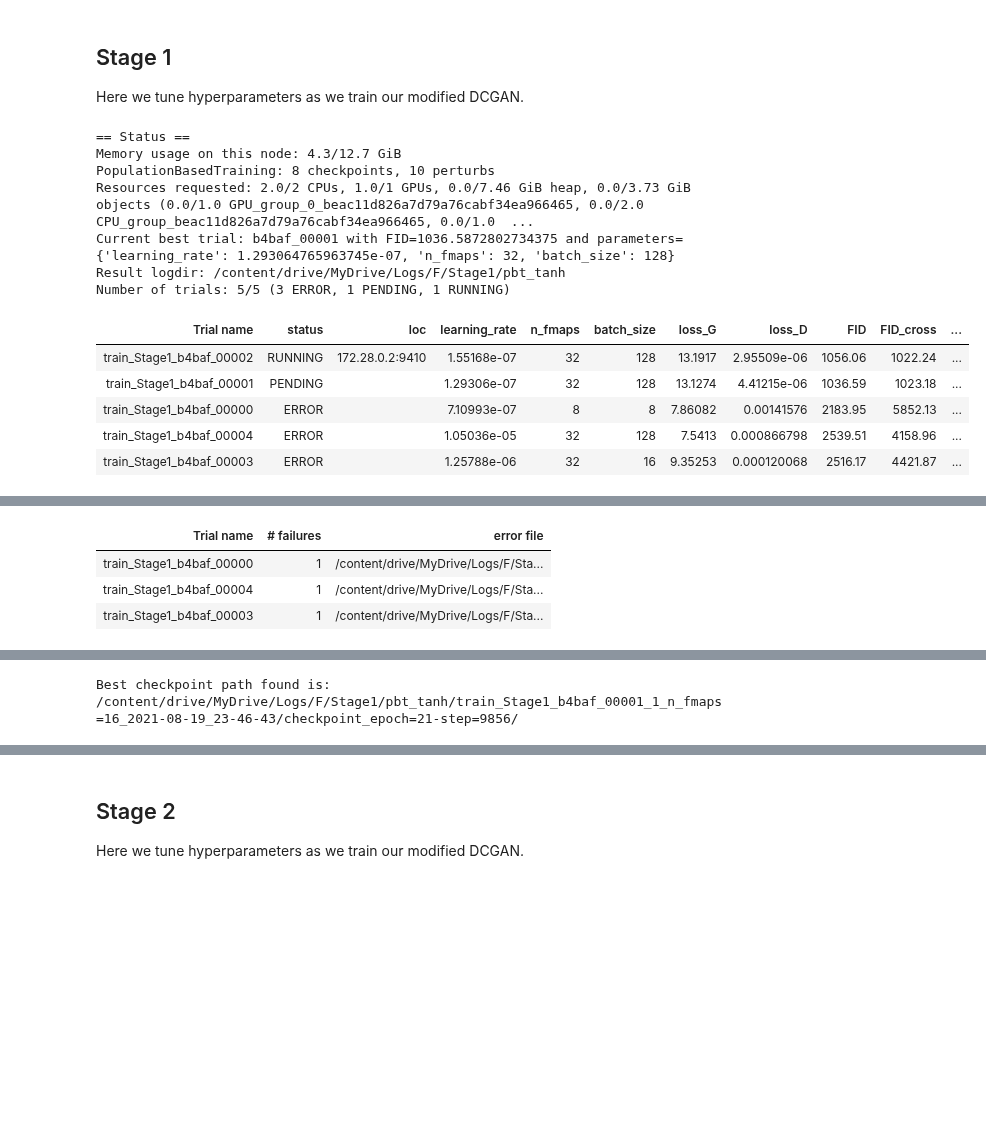
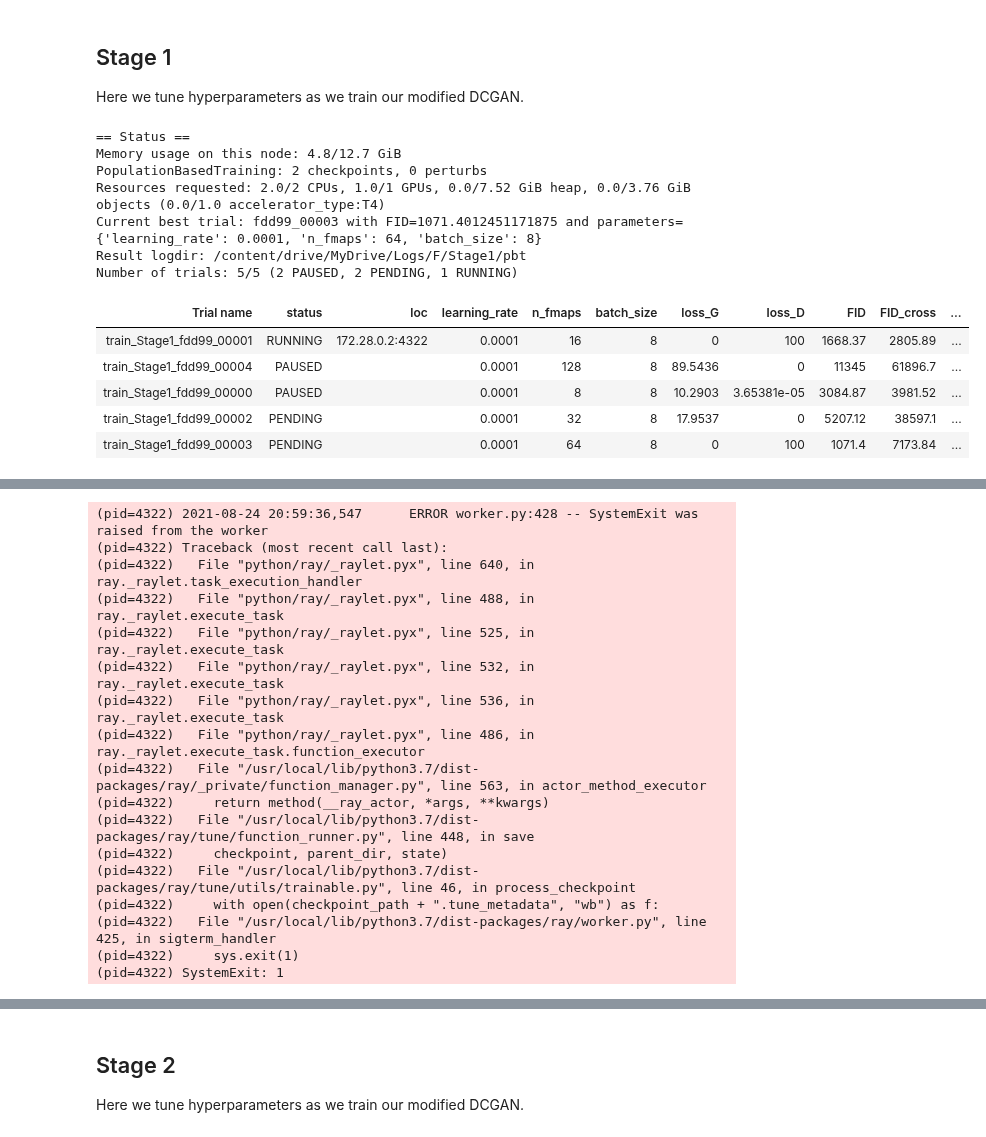
Before and after one commit to souravraha/galaxy, a Jupyter notebook: Lightning_Tune.ipynb, the cells around one changed output, grey strips where cells are left out. Drawn from its saved outputs; the diff is of its cells as text; code cells hidden in the pictures; blank space fills up the shorter version.

Commit message:
started training on full modelf

```diff
--- a/Lightning_Tune.ipynb
+++ b/Lightning_Tune.ipynb
@@ -123,8 +112,8 @@ class npyImageData(pl.LightningDataModule):
             # Can't use this, divides values by dtype.max, use float() in npyloader instead
             transforms.RandomHorizontalFlip(),
             transforms.RandomVerticalFlip(),
-            transforms.Normalize(mean=(GLOBAL['VALS'][2],), std=(GLOBAL['VALS'][3],)),
-            transforms.Normalize(mean=(0.5,), std=(0.5,)),
+            transforms.Normalize(mean=(GLOBAL['VALS'][0],), std=(GLOBAL['VALS'][1],)),
+            # transforms.Normalize(mean=(0.5,), std=(0.5,)),
             # this shift-scales the pixel values, N(mu, sigma) -> N(0, 1)
             transforms.Resize(img_width, transforms.InterpolationMode.NEAREST),
         ])
@@ -258,8 +229,8 @@ class LensResnet(pl.LightningModule):
 ## Stage 1
 Here we subclass a DCGAN to create our low resolution GAN.
 # %%
-BEST_RESNET_F = '/content/drive/MyDrive/Logs/LensResnet_F/train_LensResnet_tune_checkpoint_efb38_00000_0_2021-07-09_04-20-04/checkpoint_epoch=9-step=16407'
-BEST_RESNET_J = '/content/drive/MyDrive/Logs/LensResnet_J/train_LensResnet_tune_checkpoint_21355_00000_0_2021-07-09_16-17-17/checkpoint_epoch=27-step=4687'
+BEST_RESNET_F = '/content/drive/MyDrive/Logs/LensResNet_F/train_LensResnet_tune_checkpoint_efb38_00000_0_2021-07-09_04-20-04/checkpoint_epoch=9-step=16407'
+BEST_RESNET_J = '/content/drive/MyDrive/Logs/LensResNet_J/train_LensResnet_tune_checkpoint_21355_00000_0_2021-07-09_16-17-17/checkpoint_epoch=27-step=4687'
 # %%
 class Stage1(DCGAN):
     def __init__(self, config, num_classes: int = 3, **kwargs):
@@ -1186,9 +1030,9 @@ Here we tune hyperparameters as we train our modified DCGAN.
 def train_Stage1(config, checkpoint_dir=None, num_epochs=10, num_gpus=torch.cuda.device_count()):
     # print(os.cpu_count(), torch.cuda.device_count())
     kwargs = {
-        'limit_train_batches' : 0.05,
-        'limit_val_batches' : 0.05,
-        'progress_bar_refresh_rate' : 0,    #math.ceil(8250*0.05//config['batch_size']),
+        # 'limit_train_batches' : 0.05,
+        # 'limit_val_batches' : 0.05,
+        'progress_bar_refresh_rate' : math.ceil(8250//config['batch_size']),
         'max_epochs' : num_epochs,
         'prepare_data_per_node' : False,
         # If fractional GPUs passed in, convert to int.
@@ -1280,7 +1124,7 @@ def tune_Stage1_pbt(num_samples=10, num_epochs=10, gpus_per_trial=torch.cuda.dev
             num_gpus=gpus_per_trial
         ),
         # Change the folder name when changing dataset--------------------------------------------------------------------------
-        name='F/Stage1/pbt_tanh',
+        name='F/Stage1/pbt',
         metric='FID',
         mode='min',
         config={'learning_rate': 1e-4,
@@ -1292,6 +1136,7 @@ def tune_Stage1_pbt(num_samples=10, num_epochs=10, gpus_per_trial=torch.cuda.dev
         #         'batch_size': 32,
         #         },
         # stop=TrialPlateauStopper('loss_G'),
+        stop={'loss_G': 0},
         resources_per_trial={'cpu': os.cpu_count(),
                              'gpu': gpus_per_trial,
                             },
@@ -1300,8 +1145,8 @@ def tune_Stage1_pbt(num_samples=10, num_epochs=10, gpus_per_trial=torch.cuda.dev
         scheduler = PopulationBasedTraining(
             time_attr='training_iteration',
             quantile_fraction=0.4,
-            resample_probability=0.8,
-            perturbation_interval=4,
+            resample_probability=0.5,
+            perturbation_interval=2,
             hyperparam_mutations={
                 'learning_rate': tune.loguniform(1e-7, 1e-1),
                 'batch_size': [8, 16, 32, 64, 128],
@@ -1326,41 +1171,41 @@ def tune_Stage1_pbt(num_samples=10, num_epochs=10, gpus_per_trial=torch.cuda.dev
         # restore='/content/drive/MyDrive/Logs/delete/train_Stage1_e42ac_00091_91_batch_size=16,learning_rate=0.001,n_fmaps=32_2021-07-29_15-46-04/checkpoint_epoch=2-step=701',
         # restore='/content/drive/MyDrive/Logs/delete/train_Stage1_e42ac_00094_94_batch_size=128,learning_rate=0.001,n_fmaps=32_2021-07-29_18-06-24/checkpoint_epoch=2-step=86',
         # restore='/content/drive/MyDrive/Logs/delete/train_Stage1_e42ac_00096_96_batch_size=16,learning_rate=0.01,n_fmaps=32_2021-07-29_18-06-24/checkpoint_epoch=2-step=701',
         # restore='/content/drive/MyDrive/Logs/delete/train_Stage1_e42ac_00097_97_batch_size=32,learning_rate=0.01,n_fmaps=32_2021-07-29_18-06-24/checkpoint_epoch=2-step=350',
     )
 
     print('Best checkpoint path found is: ', analysis.best_checkpoint)
 
 # __tune_pbt_end__
 
 
 if __name__ == '__main__':
     import argparse
 
     parser = argparse.ArgumentParser()
     parser.add_argument(
         '--smoke-test', action='store_true', help='Finish quickly for testing')
     args, _ = parser.parse_known_args()
 
     if args.smoke_test:
         tune_Stage1_asha(num_samples=1, num_epochs=6, gpus_per_trial=torch.cuda.device_count())
         tune_Stage1_pbt(num_samples=1, num_epochs=6, gpus_per_trial=torch.cuda.device_count())
     else:
         # ASHA scheduler
         # tune_Stage1_asha(num_samples=1, num_epochs=10, gpus_per_trial=torch.cuda.device_count())
         # Population based training
         tune_Stage1_pbt(num_samples=1, num_epochs=30, gpus_per_trial=torch.cuda.device_count())
 # %% [output]
 == Status ==
-Memory usage on this node: 4.3/12.7 GiB
-PopulationBasedTraining: 8 checkpoints, 10 perturbs
-Resources requested: 2.0/2 CPUs, 1.0/1 GPUs, 0.0/7.46 GiB heap, 0.0/3.73 GiB objects (0.0/1.0 GPU_group_0_beac11d826a7d79a76cabf34ea966465, 0.0/2.0 CPU_group_beac11d826a7d79a76cabf34ea966465, 0.0/1.0  ...
-Current best trial: b4baf_00001 with FID=1036.5872802734375 and parameters={'learning_rate': 1.293064765963745e-07, 'n_fmaps': 32, 'batch_size': 128}
-Result logdir: /content/drive/MyDrive/Logs/F/Stage1/pbt_tanh
-Number of trials: 5/5 (3 ERROR, 1 PENDING, 1 RUNNING)
+Memory usage on this node: 4.8/12.7 GiB
+PopulationBasedTraining: 2 checkpoints, 0 perturbs
+Resources requested: 2.0/2 CPUs, 1.0/1 GPUs, 0.0/7.52 GiB heap, 0.0/3.76 GiB objects (0.0/1.0 accelerator_type:T4)
+Current best trial: fdd99_00003 with FID=1071.4012451171875 and parameters={'learning_rate': 0.0001, 'n_fmaps': 64, 'batch_size': 8}
+Result logdir: /content/drive/MyDrive/Logs/F/Stage1/pbt
+Number of trials: 5/5 (2 PAUSED, 2 PENDING, 1 RUNNING)
 | Trial name | status | loc | learning_rate | n_fmaps | batch_size | loss_G | loss_D | FID | FID_cross | ... |
-| train_Stage1_b4baf_00002 | RUNNING | 172.28.0.2:9410 | 1.55168e-07 | 32 | 128 | 13.1917 | 2.95509e-06 | 1056.06 | 1022.24 | ... |
-| train_Stage1_b4baf_00001 | PENDING |  | 1.29306e-07 | 32 | 128 | 13.1274 | 4.41215e-06 | 1036.59 | 1023.18 | ... |
-| train_Stage1_b4baf_00000 | ERROR |  | 7.10993e-07 | 8 | 8 | 7.86082 | 0.00141576 | 2183.95 | 5852.13 | ... |
-| train_Stage1_b4baf_00004 | ERROR |  | 1.05036e-05 | 32 | 128 | 7.5413 | 0.000866798 | 2539.51 | 4158.96 | ... |
-| train_Stage1_b4baf_00003 | ERROR |  | 1.25788e-06 | 32 | 16 | 9.35253 | 0.000120068 | 2516.17 | 4421.87 | ... |
+| train_Stage1_fdd99_00001 | RUNNING | 172.28.0.2:4322 | 0.0001 | 16 | 8 | 0 | 100 | 1668.37 | 2805.89 | ... |
+| train_Stage1_fdd99_00004 | PAUSED |  | 0.0001 | 128 | 8 | 89.5436 | 0 | 11345 | 61896.7 | ... |
+| train_Stage1_fdd99_00000 | PAUSED |  | 0.0001 | 8 | 8 | 10.2903 | 3.65381e-05 | 3084.87 | 3981.52 | ... |
+| train_Stage1_fdd99_00002 | PENDING |  | 0.0001 | 32 | 8 | 17.9537 | 0 | 5207.12 | 38597.1 | ... |
+| train_Stage1_fdd99_00003 | PENDING |  | 0.0001 | 64 | 8 | 0 | 100 | 1071.4 | 7173.84 | ... |
@@ -1368,4 +1215,0 @@ Number of errored trials: 3
-| Trial name | # failures | error file |
-| train_Stage1_b4baf_00000 | 1 | /content/drive/MyDrive/Logs/F/Sta... |
-| train_Stage1_b4baf_00004 | 1 | /content/drive/MyDrive/Logs/F/Sta... |
-| train_Stage1_b4baf_00003 | 1 | /content/drive/MyDrive/Logs/F/Sta... |
@@ -1375,3 +1217,19 @@ Number of errored trials: 3
-Best checkpoint path found is:  /content/drive/MyDrive/Logs/F/Stage1/pbt_tanh/train_Stage1_b4baf_00001_1_n_fmaps=16_2021-08-19_23-46-43/checkpoint_epoch=21-step=9856/
+(pid=4322) 2021-08-24 20:59:36,547      ERROR worker.py:428 -- SystemExit was raised from the worker
+(pid=4322) Traceback (most recent call last):
+(pid=4322)   File "python/ray/_raylet.pyx", line 640, in ray._raylet.task_execution_handler
+(pid=4322)   File "python/ray/_raylet.pyx", line 488, in ray._raylet.execute_task
+(pid=4322)   File "python/ray/_raylet.pyx", line 525, in ray._raylet.execute_task
+(pid=4322)   File "python/ray/_raylet.pyx", line 532, in ray._raylet.execute_task
+(pid=4322)   File "python/ray/_raylet.pyx", line 536, in ray._raylet.execute_task
+(pid=4322)   File "python/ray/_raylet.pyx", line 486, in ray._raylet.execute_task.function_executor
+(pid=4322)   File "/usr/local/lib/python3.7/dist-packages/ray/_private/function_manager.py", line 563, in actor_method_executor
+(pid=4322)     return method(__ray_actor, *args, **kwargs)
+(pid=4322)   File "/usr/local/lib/python3.7/dist-packages/ray/tune/function_runner.py", line 448, in save
+(pid=4322)     checkpoint, parent_dir, state)
+(pid=4322)   File "/usr/local/lib/python3.7/dist-packages/ray/tune/utils/trainable.py", line 46, in process_checkpoint
+(pid=4322)     with open(checkpoint_path + ".tune_metadata", "wb") as f:
+(pid=4322)   File "/usr/local/lib/python3.7/dist-packages/ray/worker.py", line 425, in sigterm_handler
+(pid=4322)     sys.exit(1)
+(pid=4322) SystemExit: 1
 # %%
 drive.flush_and_unmount()
```
Also changed, not shown: parts of 11 cells of this notebook.
